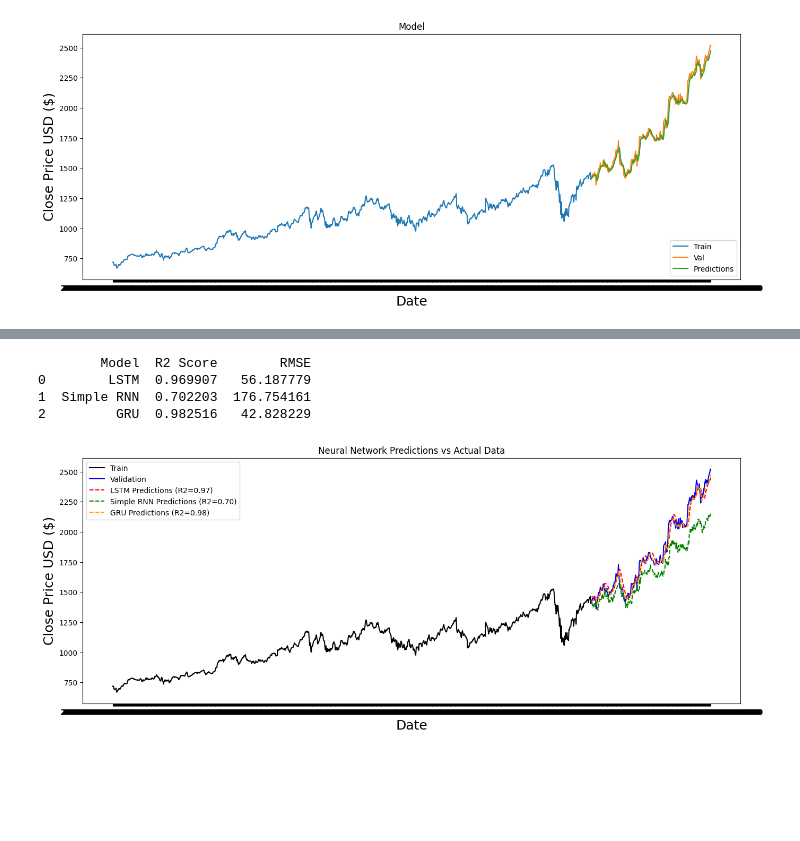
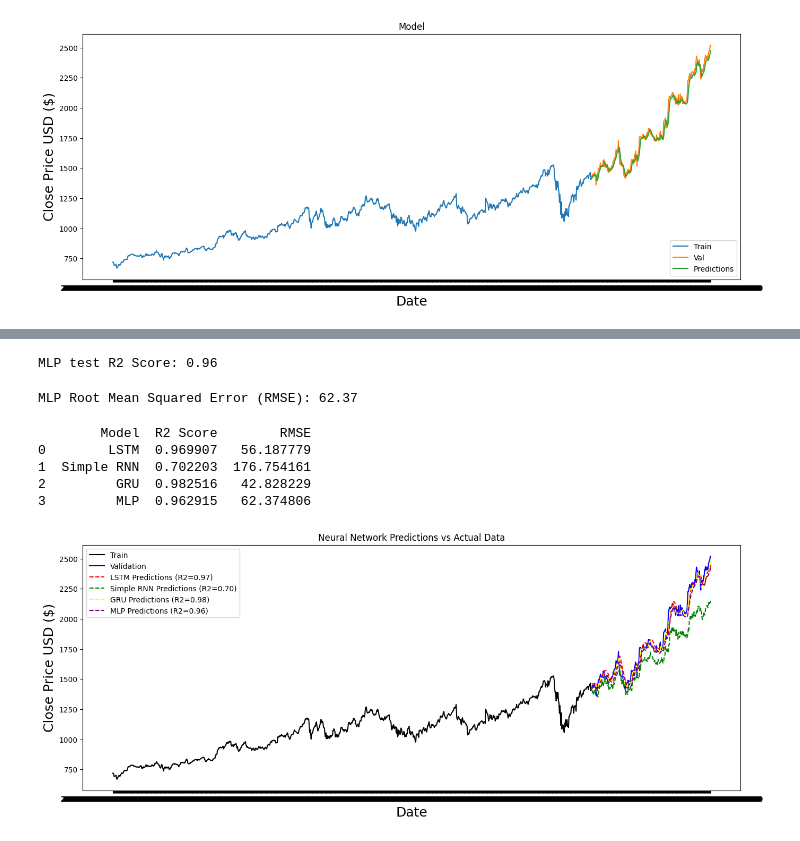
Before and after one commit to okechukwuchude/7088CEM---Artificial-Neural-Networks, a Jupyter notebook: neural net.ipynb, the cells around one changed output, grey strips where cells are left out. Cells and saved outputs as stored; diff of their text form; code cells hidden in the pictures; blank space fills up the shorter version.

```diff
--- a/neural net.ipynb
+++ b/neural net.ipynb
@@ -475,3 +475,19 @@ Try using .loc[row_indexer,col_indexer] = value instead
 See the caveats in the documentation: https://pandas.pydata.org/pandas-docs/stable/user_guide/indexing.html#returning-a-view-versus-a-copy
   valid['Predictions'] = gru_predictions
 [figure]
+# %%
+# Build the MLP model
+from tensorflow.keras.layers import Dense, Flatten
+
+model_mlp = Sequential()
+model_mlp.add(Dense(128, activation='relu', input_shape=(x_train.shape[1], 1)))
+model_mlp.add(Dense(64, activation='relu'))
+model_mlp.add(Flatten())
+model_mlp.add(Dense(25, activation='relu'))
+model_mlp.add(Dense(1))
+# %%
+# Compile the MLP model
+model_mlp.compile(optimizer='adam', loss='mean_squared_error', metrics=['accuracy'])
+# %%
+# Train the MLP model
+MODEL_MLP = model_mlp.fit(x_train, y_train, validation_data=(x_test, y_test), batch_size=64, epochs=20)
@@ -477,0 +512,4 @@ See the caveats in the documentation: https://pandas.pydata.org/pandas-docs/stab
+# %%
+# Get the models predicted price values
+mlp_predictions = model_mlp.predict(x_test)
+mlp_predictions = scaler.inverse_transform(mlp_predictions)
@@ -478,9 +518,20 @@ See the caveats in the documentation: https://pandas.pydata.org/pandas-docs/stab
+# %%
+# Evaluate performance metrics for the MLP model
+mlp_r2Score = r2_score(y_test, mlp_predictions)
+print('MLP test R2 Score: %.2f ' % (mlp_r2Score))
+# %% [output]
+MLP test R2 Score: 0.96
+# %%
+mlp_rmse = np.sqrt(np.mean(((mlp_predictions - y_test) ** 2)))
+print('MLP Root Mean Squared Error (RMSE): %.2f ' % mlp_rmse)
+# %% [output]
+MLP Root Mean Squared Error (RMSE): 62.37
 # %%
 # Create a table for performance metrics
 metrics_data = {
-    'Model': ['LSTM', 'Simple RNN', 'GRU'],
-    'R2 Score': [r2Score_test, rnn_r2Score, gru_r2Score],
-    'RMSE': [rmse, rnn_rmse, gru_rmse]
+    'Model': ['LSTM', 'Simple RNN', 'GRU','MLP'],
+    'R2 Score': [r2Score_test, rnn_r2Score, gru_r2Score,mlp_r2Score],
+    'RMSE': [rmse, rnn_rmse, gru_rmse,mlp_rmse]
 }
 
 metrics_table = pd.DataFrame(metrics_data)
@@ -490,33 +541,37 @@ print(metrics_table)
 0        LSTM  0.969907   56.187779
 1  Simple RNN  0.702203  176.754161
 2         GRU  0.982516   42.828229
+3         MLP  0.962915   62.374806
 # %%
 # Plot the data
 train = data[:training_data_len]
 valid = data[training_data_len:]
 
 plt.figure(figsize=(16, 6))
 
 # Plot actual data
 plt.plot(data['date'].iloc[:1007], train['close'], label='Train', color='black')
 plt.plot(data['date'].iloc[1007:], valid['close'], label='Validation', color='blue')
 
 # Plot LSTM predictions
 plt.plot(data['date'].iloc[1007:], predictions, label=f'LSTM Predictions (R2={r2Score_test:.2f})', linestyle='dashed', color='red')
 
 # Plot Simple RNN predictions
 plt.plot(data['date'].iloc[1007:], rnn_predictions, label=f'Simple RNN Predictions (R2={rnn_r2Score:.2f})', linestyle='dashed', color='green')
 
 # Plot GRU predictions
-plt.plot(data['date'].iloc[1007:], gru_predictions, label=f'GRU Predictions (R2={gru_r2Score:.2f})', linestyle='dashed', color='orange')
+plt.plot(data['date'].iloc[1007:], gru_predictions, label=f'GRU Predictions (R2={gru_r2Score:.2f})', linestyle='dashed', color='yellow')
+
+# Plot MLP predictions
+plt.plot(data['date'].iloc[1007:], mlp_predictions, label=f'MLP Predictions (R2={mlp_r2Score:.2f})', linestyle='dashed', color='purple')
 
 plt.title('Neural Network Predictions vs Actual Data')
 plt.xlabel('Date', fontsize=18)
 plt.ylabel('Close Price USD ($)', fontsize=18)
 plt.legend()
 plt.show()
 # %% [output]
-[figure, old version]
+[figure, new version]
 # %%
 from sklearn.metrics import mean_absolute_error, mean_squared_log_error, median_absolute_error, explained_variance_score
 # %%
```
Also changed, not shown: parts of 4 cells of this notebook.
